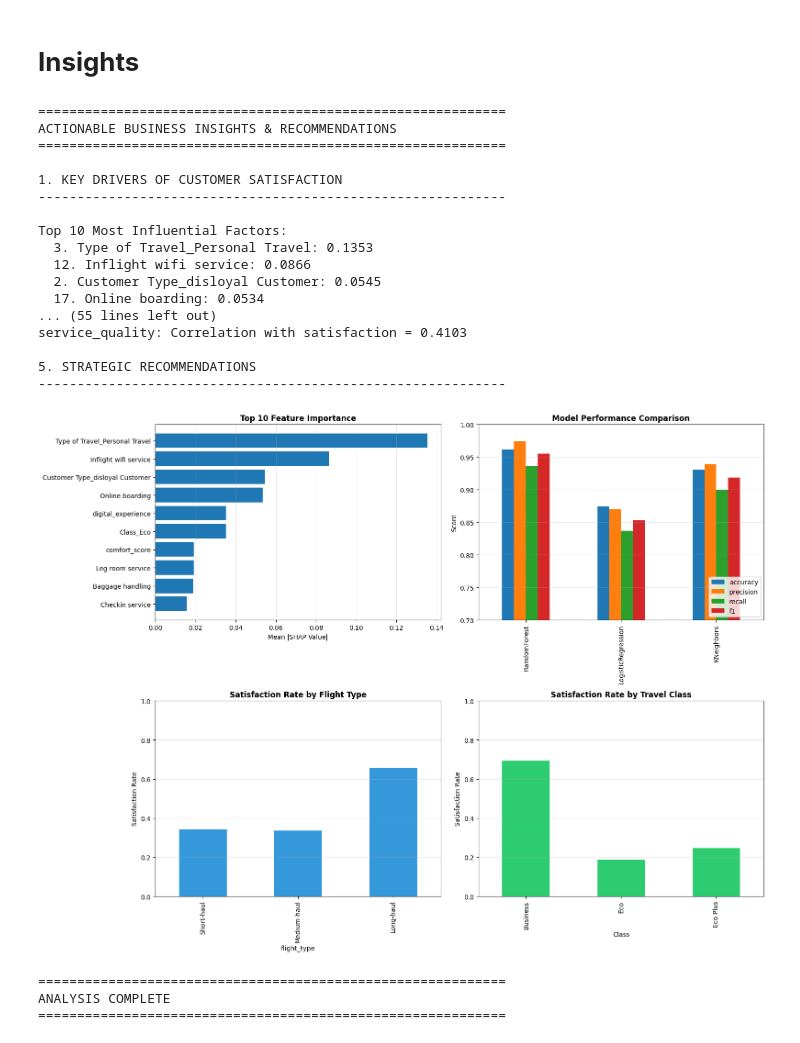
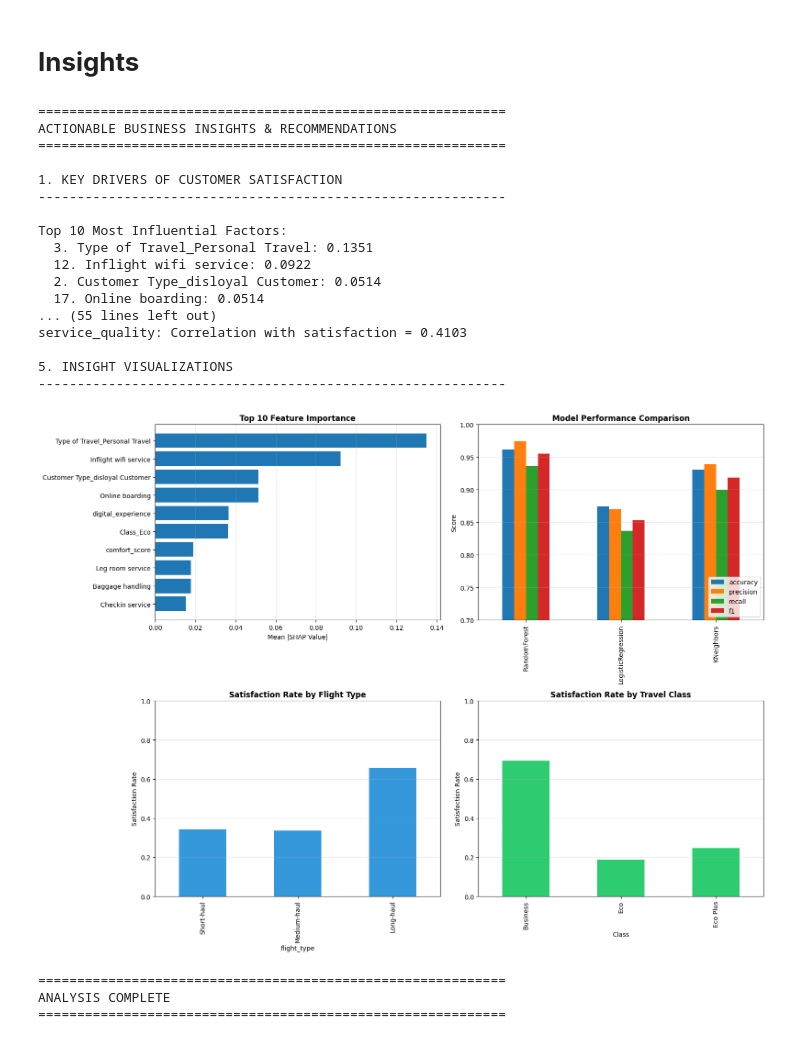
Before and after one commit to andrewh-az/Applying-ML-to-Airline-Satisfaction.MIS545, a Jupyter notebook: Airline-Satisfaction-MIS545-GrpDT.ipynb, the cells around one changed output. Saved outputs shown, nothing was run; the diff lists cells and outputs as text; code cells hidden in the pictures.

```diff
--- a/Airline-Satisfaction-MIS545-GrpDT.ipynb
+++ b/Airline-Satisfaction-MIS545-GrpDT.ipynb
@@ -349,8 +349,9 @@ num_pipe = Pipeline([
 # Create preprocessor CT: Aggregate model and others
 models = {
     'RandomForest': RandomForestClassifier(criterion='gini', n_estimators=20, random_state=1),
-    'LogisticRegression': LogisticRegression(solver='lbfgs', C=0.01),
-    'KNeighbors': KNeighborsClassifier(n_neighbors=5, p=2)
+    'LogisticRegression': LogisticRegression(solver='lbfgs', C=1.0),
+    'KNeighbors': KNeighborsClassifier(n_neighbors=5, p=2) #,
+    # 'SVM': SVC(random_state = 42, kernel='rbf', C=1, probability = True)
 }
 
 preprocessor = ColumnTransformer([
@@ -527,18 +528,23 @@ param_distributions = {
     },
     'LogisticRegression': {
         'logisticregression__C': uniform(0.001, 100),
-        'logisticregression__penalty': ['l2', 'elasticnet'],
-        'logisticregression__solver': ['saga'],
+        'logisticregression__penalty': ['l2'],
+        'logisticregression__solver': ['saga', 'lbfgs'],
         'logisticregression__max_iter': [1000, 2000],
-        'logisticregression__class_weight': ['balanced', None],
-        'logisticregression__l1_ratio': uniform(0, 1),  # Only used with elasticnet
+        'logisticregression__class_weight': ['balanced', None]
     },
     'KNeighbors': {
         'kneighborsclassifier__n_neighbors': randint(3, 30),
         'kneighborsclassifier__weights': ['uniform', 'distance'],
         'kneighborsclassifier__p': [1, 2],
         'kneighborsclassifier__metric': ['euclidean', 'manhattan'],
-    }
+    },
+    #'SVM': {
+     #   'svc__C': uniform(0.1, 10),
+      #  'svc__gamma': ['scale', 'auto'],
+      #  'svc__kernel': ['linear', 'rbf'],
+      #  'svc__probability': [True]
+    #}
 }
 
 # Perform RandomizedSearchCV (much faster)
@@ -555,7 +561,7 @@ for name, pipeline in pipelines.items():
     random_search = RandomizedSearchCV(
         pipeline,
         param_distributions[name],
-        n_iter=15,  # Try 15 random combinations (adjust based on time)
+        n_iter=15,  # Try some random combinations (adjust based on time)
         cv=6,  # Adjust as needed, expect variant computation times
         scoring='roc_auc',
         n_jobs=-1,  # Use all CPU cores
@@ -1169,14 +1175,14 @@ print("\n3. SATISFACTION PATTERNS BY CUSTOMER SEGMENT")
 print("-" * 60)
 
 # Merge predictions back with original features for analysis
-X_test_with_pred = X_test.copy()
+X_test_with_pred = X_test.copy() # Use the original X_test DataFrame
 X_test_with_pred['predicted_satisfaction'] = y_pred_best
-X_test_with_pred['actual_satisfaction'] = y_test.values
+X_test_with_pred['actual_satisfaction'] = y_test
 
 # Analysis by flight type
 if 'flight_type' in X_test_with_pred.columns:
     print("\nSatisfaction Rate by Flight Type:")
-    flight_analysis = X_test_with_pred.groupby('flight_type')['actual_satisfaction'].agg([
+    flight_analysis = X_test_with_pred.groupby('flight_type', observed=False)['actual_satisfaction'].agg([
         ('total_customers', 'count'),
         ('satisfied_customers', 'sum'),
         ('satisfaction_rate', 'mean')
@@ -1196,7 +1202,7 @@ if 'Customer Type' in X_test_with_pred.columns:
 # Analysis by class
 if 'Class' in X_test_with_pred.columns:
     print("\nSatisfaction Rate by Travel Class:")
-    class_analysis = X_test_with_pred.groupby('Class')['actual_satisfaction'].agg([
+    class_analysis = X_test_with_pred.groupby('Class', observed=False)['actual_satisfaction'].agg([
         ('total_customers', 'count'),
         ('satisfied_customers', 'sum'),
         ('satisfaction_rate', 'mean')
@@ -1212,7 +1218,7 @@ for feature in engineered_features:
         corr = X_test[feature].corr(y_test)
         print(f"{feature}: Correlation with satisfaction = {corr:.4f}")
 
-print("\n5. STRATEGIC RECOMMENDATIONS")
+print("\n5. INSIGHT VISUALIZATIONS")
 print("-" * 60)
 
 # Create insight visualization
@@ -1234,47 +1240,47 @@ axes[0, 1].grid(axis='y', alpha=0.3)
 
 # 3. Satisfaction by flight type
 if 'flight_type' in X_test_with_pred.columns:
-    flight_satisfaction = X_test_with_pred.groupby('flight_type')['actual_satisfaction'].mean()
+    flight_satisfaction = X_test_with_pred.groupby('flight_type', observed=False)['actual_satisfaction'].mean()
     flight_satisfaction.plot(kind='bar', ax=axes[1, 0], color='#3498db')
     axes[1, 0].set_title('Satisfaction Rate by Flight Type', fontweight='bold')
     axes[1, 0].set_ylabel('Satisfaction Rate')
     axes[1, 0].set_ylim([0, 1])
     axes[1, 0].grid(axis='y', alpha=0.3)
 
 # 4. Satisfaction by class
 if 'Class' in X_test_with_pred.columns:
-    class_satisfaction = X_test_with_pred.groupby('Class')['actual_satisfaction'].mean()
+    class_satisfaction = X_test_with_pred.groupby('Class', observed=False)['actual_satisfaction'].mean()
     class_satisfaction.plot(kind='bar', ax=axes[1, 1], color='#2ecc71')
     axes[1, 1].set_title('Satisfaction Rate by Travel Class', fontweight='bold')
     axes[1, 1].set_ylabel('Satisfaction Rate')
     axes[1, 1].set_ylim([0, 1])
     axes[1, 1].grid(axis='y', alpha=0.3)
 
 plt.tight_layout()
 plt.show()
 
 print("\n" + "=" * 60)
 print("ANALYSIS COMPLETE")
 print("=" * 60)
 # %% [output]
 ============================================================
 ACTIONABLE BUSINESS INSIGHTS & RECOMMENDATIONS
 ============================================================
 
 1. KEY DRIVERS OF CUSTOMER SATISFACTION
 ------------------------------------------------------------
 
 Top 10 Most Influential Factors:
-  3. Type of Travel_Personal Travel: 0.1353
-  12. Inflight wifi service: 0.0866
-  2. Customer Type_disloyal Customer: 0.0545
-  17. Online boarding: 0.0534
+  3. Type of Travel_Personal Travel: 0.1351
+  12. Inflight wifi service: 0.0922
+  2. Customer Type_disloyal Customer: 0.0514
+  17. Online boarding: 0.0514
 ... (55 lines left out)
 service_quality: Correlation with satisfaction = 0.4103
 
-5. STRATEGIC RECOMMENDATIONS
+5. INSIGHT VISUALIZATIONS
 ------------------------------------------------------------
-[figure, old version]
+[figure, new version]
 ============================================================
 ANALYSIS COMPLETE
 ============================================================
```
Also changed, not shown: parts of 4 cells of this notebook.
